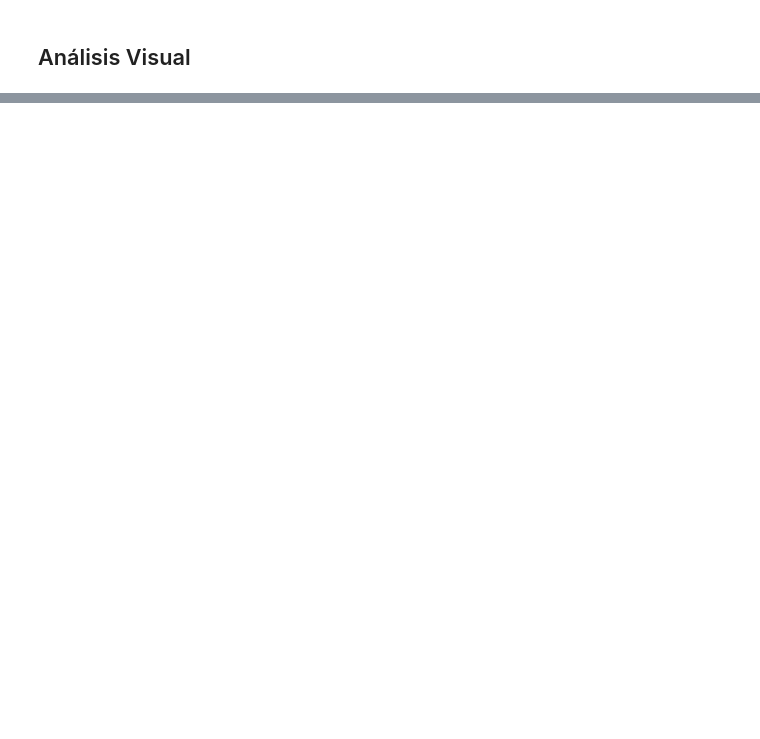
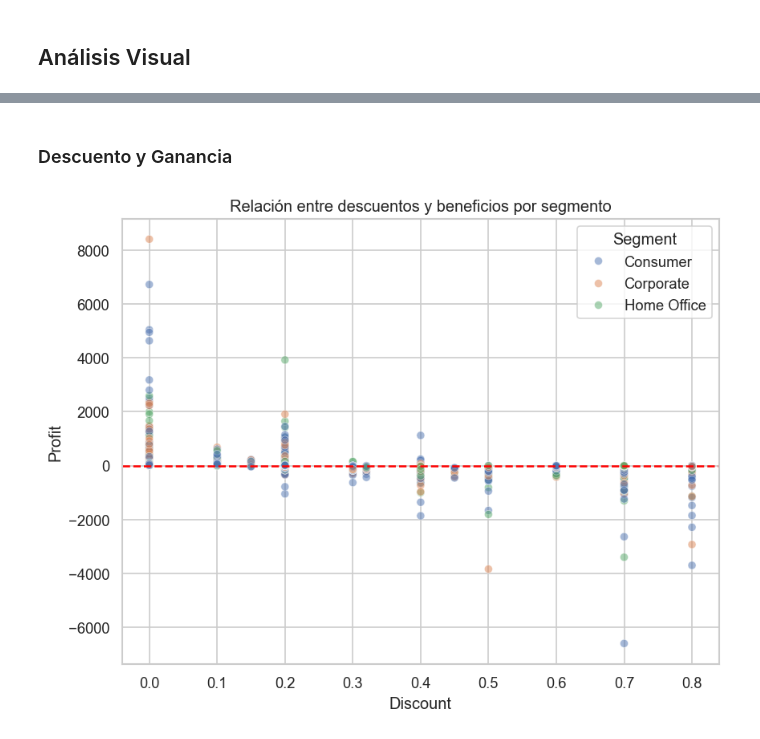
Before and after one commit to r2847txt/DataAnalysisSence2025, a Jupyter notebook: 3_AnalisisExploratorioProgramacionEstadistica/Clase3/Actividad/SuperStore-ClaudioCarrillo.ipynb, the cells around one changed output, grey strips where cells are left out. Drawn from its saved outputs; the diff is of its cells as text; code cells hidden in the pictures; blank space fills up the shorter version.

```diff
--- a/3_AnalisisExploratorioProgramacionEstadistica/Clase3/Actividad/SuperStore-ClaudioCarrillo.ipynb
+++ b/3_AnalisisExploratorioProgramacionEstadistica/Clase3/Actividad/SuperStore-ClaudioCarrillo.ipynb
@@ -132,0 +164,10 @@ FileNotFoundError: [Errno 2] No such file or directory: 'datos-covid-por-region.
+# %% [markdown]
+### Descuento y Ganancia
+# %%
+plt.figure(figsize=(8,6))
+sns.scatterplot(data=df, x='Discount', y='Profit', alpha=0.5, hue='Segment')
+plt.title("Relación entre descuentos y beneficios por segmento")
+plt.axhline(0, color='red', linestyle='--')  # línea de referencia en beneficio 0
+plt.show()
+# %% [output]
+[figure, added]
```
Also changed, not shown: parts of 14 cells of this notebook, 2 other files.
